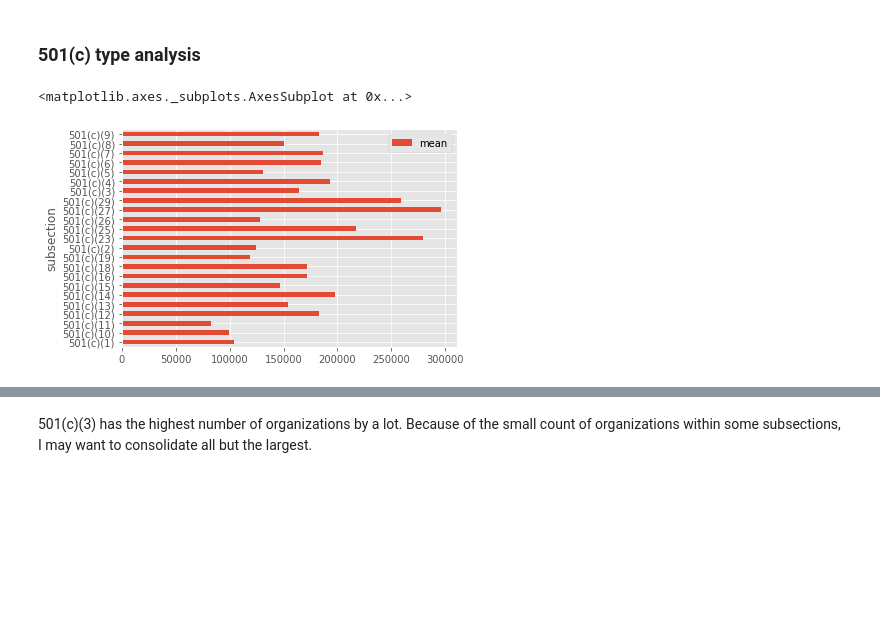
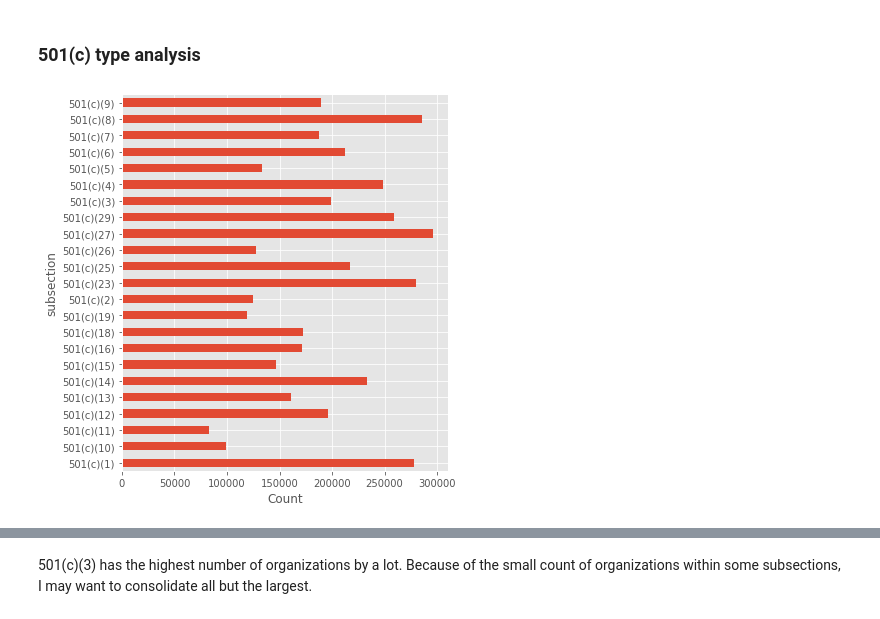
Before and after one commit to mrkjhsn/Not_for_Profit_Compensation_Modeling, a Jupyter notebook: 05.EDA.ipynb, the cells around one changed output, grey strips where cells are left out. Cells and saved outputs as stored; diff of their text form; code cells hidden in the pictures; blank space fills up the shorter version.

```diff
--- a/05.EDA.ipynb
+++ b/05.EDA.ipynb
@@ -24,5 +24,3 @@ comp = pd.read_csv('02.data/executive_comp_features.csv')
-# %%
-comp.set_index('ein', inplace=True)
 # %%
 comp.shape
 # %% [output]
@@ -41,9 +39,7 @@ comp.head()
 #### Governance Features
 # %%
 # import governance dataset that I have cleaned & reduced in the  prior notebook
-gov = pd.read_csv('02.data/gov_features.csv')
+gov = pd.read_csv('02.data/gov_features.csv', index_col='ein')
-# %%
-gov.set_index('ein', inplace=True)
 # %%
 gov.head()
 # %% [output]
@@ -75,9 +59,7 @@ gov_clusters.shape
 # %%
 # join together all features into one df
 
-df = comp.merge(gov.merge(gov_clusters,
-                          left_index=True,
-                          right_index=True),
+df = comp.merge(gov,
     left_index=True,
     right_index=True)
 # %%
@@ -237,9 +242,13 @@ df.groupby('ntee_categories')['reportable_comp'].agg(['count']).plot(kind='barh'
 ### 501(c) type analysis
 # %%
 # based on not-for-profit type, which executives receive the highest compensation?
-df.groupby('subsection')['reportable_comp'].agg(['mean']).plot(kind='barh')
+fig, ax = plt.subplots(figsize=(6, 6))
+
+
+df.groupby('subsection')['reportable_comp'].agg(['mean']).plot(ax=ax, kind='barh', legend=False)
+plt.xlabel('Count')
+plt.tight_layout()
 # %% [output]
-<matplotlib.axes._subplots.AxesSubplot at 0x...>
-[figure, old version]
+[figure, new version]
 # %%
 # count distribution by not-for-profit type?
```
Also changed, not shown: parts of 16 cells of this notebook.
